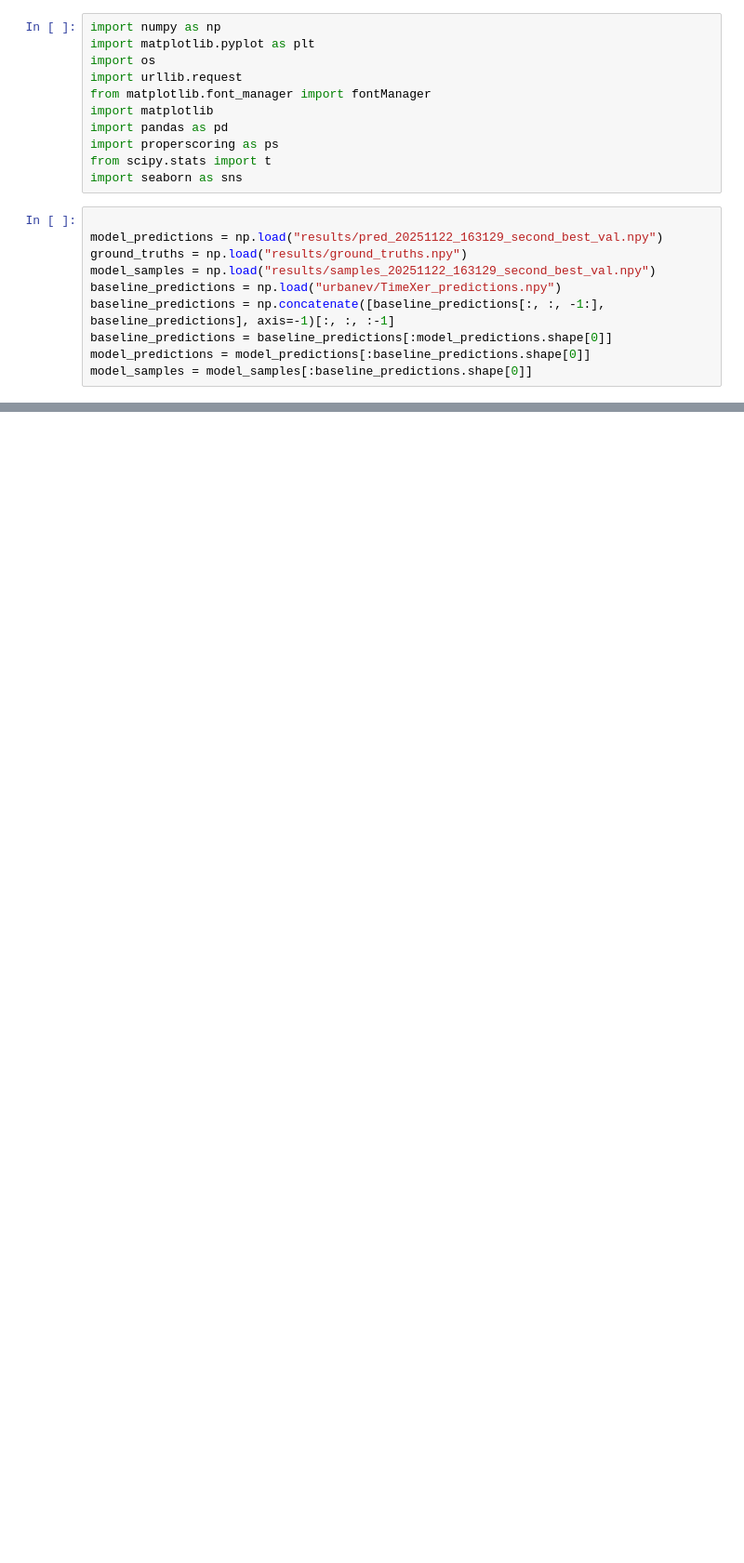
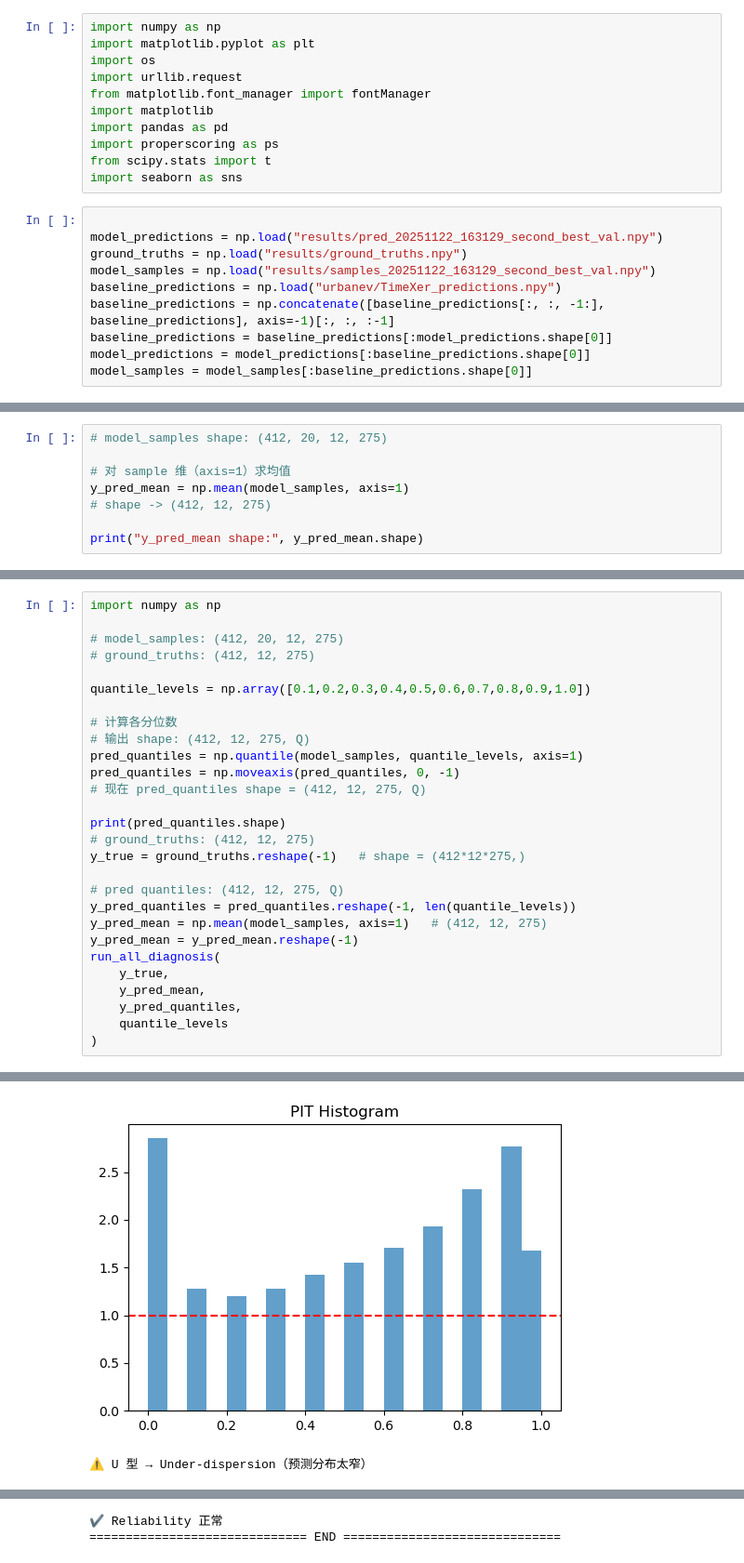
Before and after one commit to ZJU-Andy-Lau/STDM, a Jupyter notebook: draw_p.ipynb, the cells around one changed output, grey strips where cells are left out. Shown at 93% size. Saved outputs shown, nothing was run; the diff lists cells and outputs as text; blank space fills up the shorter version.

```diff
--- a/draw_p.ipynb
+++ b/draw_p.ipynb
@@ -169,0 +176,8 @@ PIT 直方图已保存到: pit_histogram.png
+# %%
+# model_samples shape: (412, 20, 12, 275)
+
+# 对 sample 维（axis=1）求均值
+y_pred_mean = np.mean(model_samples, axis=1)
+# shape -> (412, 12, 275)
+
+print("y_pred_mean shape:", y_pred_mean.shape)
@@ -169,0 +401,29 @@ PIT 直方图已保存到: pit_histogram.png
+# %%
+import numpy as np
+
+# model_samples: (412, 20, 12, 275)
+# ground_truths: (412, 12, 275)
+
+quantile_levels = np.array([0.1,0.2,0.3,0.4,0.5,0.6,0.7,0.8,0.9,1.0])
+
+# 计算各分位数
+# 输出 shape: (412, 12, 275, Q)
+pred_quantiles = np.quantile(model_samples, quantile_levels, axis=1)
+pred_quantiles = np.moveaxis(pred_quantiles, 0, -1)
+# 现在 pred_quantiles shape = (412, 12, 275, Q)
+
+print(pred_quantiles.shape)
+# ground_truths: (412, 12, 275)
+y_true = ground_truths.reshape(-1)   # shape = (412*12*275,)
+
+# pred quantiles: (412, 12, 275, Q)
+y_pred_quantiles = pred_quantiles.reshape(-1, len(quantile_levels))
+y_pred_mean = np.mean(model_samples, axis=1)   # (412, 12, 275)
+y_pred_mean = y_pred_mean.reshape(-1)
+run_all_diagnosis(
+    y_true,
+    y_pred_mean,
+    y_pred_quantiles,
+    quantile_levels
+)
+# %% [output]
@@ -169,0 +447,2 @@ PIT 直方图已保存到: pit_histogram.png
+[figure, added]
+⚠️ U 型 → Under-dispersion（预测分布太窄）
@@ -169,0 +450,2 @@ PIT 直方图已保存到: pit_histogram.png
+✔ Reliability 正常
+============================== END ==============================
```
Also changed, not shown: parts of 9 cells of this notebook, 3 other files.
